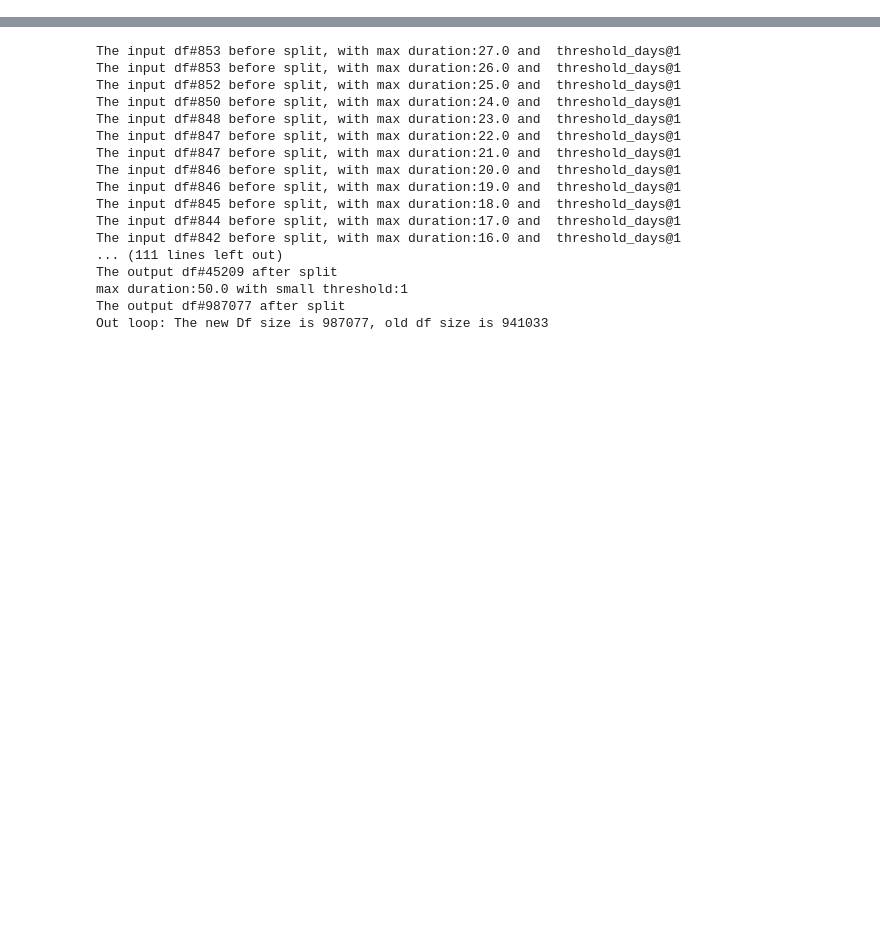
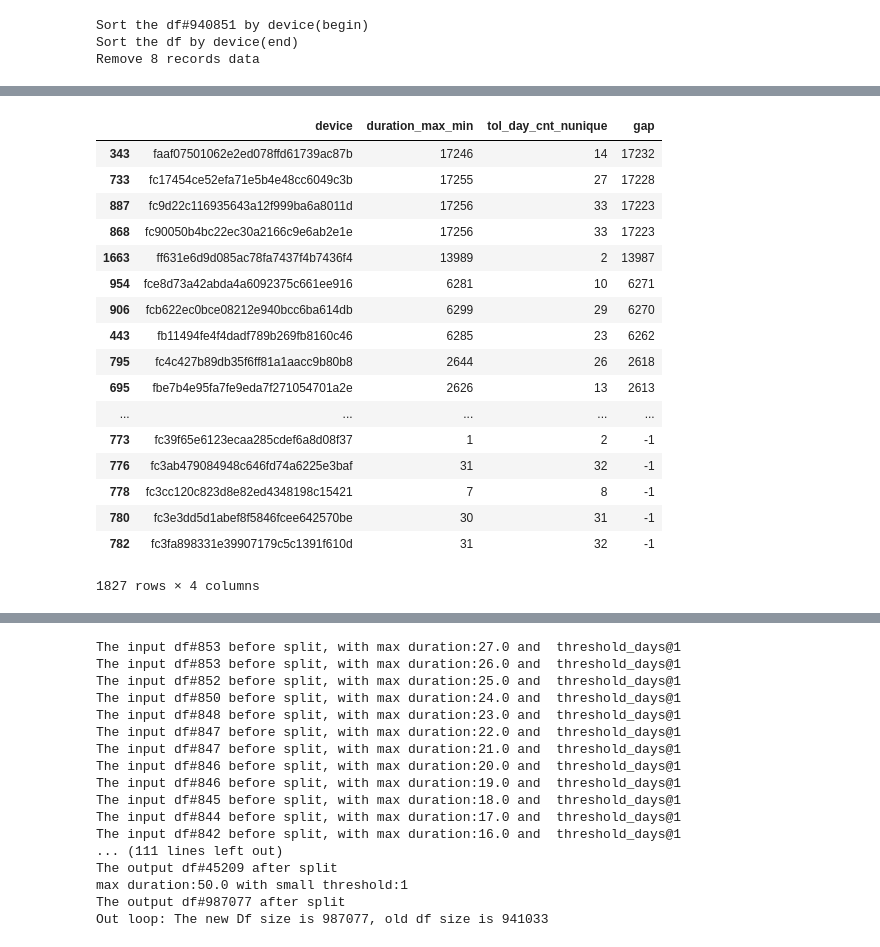
Before and after one commit to Flyfoxs/tinymind_sex_age, a Jupyter notebook: analysis.ipynb, the cells around one changed output, grey strips where cells are left out. Drawn from its saved outputs; the diff is of its cells as text; code cells hidden in the pictures; blank space fills up the shorter version.

```diff
--- a/analysis.ipynb
+++ b/analysis.ipynb
@@ -22,0 +121,8 @@ print(len(df_all.columns.unique()))
+# %%
+mini = get_start_closed()
+tmp[tmp.device.isin(mini.device)][['device','duration_max_min', 'tol_day_cnt_nunique', 'gap']].sort_values('gap', ascending=False)
+
+
+#f993126b72f6297440c2dc8534b20a0b  49
+#fbf985012f537449b455d6a554479f8b  1161
+# %% [output]
@@ -22,0 +130,3 @@ print(len(df_all.columns.unique()))
+Sort the df#940851 by device(begin)
+Sort the df by device(end)
+Remove 8 records data
@@ -22,0 +134,18 @@ print(len(df_all.columns.unique()))
+|  | device | duration_max_min | tol_day_cnt_nunique | gap |
+| 343 | faaf07501062e2ed078ffd61739ac87b | 17246 | 14 | 17232 |
+| 733 | fc17454ce52efa71e5b4e48cc6049c3b | 17255 | 27 | 17228 |
+| 887 | fc9d22c116935643a12f999ba6a8011d | 17256 | 33 | 17223 |
+| 868 | fc90050b4bc22ec30a2166c9e6ab2e1e | 17256 | 33 | 17223 |
+| 1663 | ff631e6d9d085ac78fa7437f4b7436f4 | 13989 | 2 | 13987 |
+| 954 | fce8d73a42abda4a6092375c661ee916 | 6281 | 10 | 6271 |
+| 906 | fcb622ec0bce08212e940bcc6ba614db | 6299 | 29 | 6270 |
+| 443 | fb11494fe4f4dadf789b269fb8160c46 | 6285 | 23 | 6262 |
+| 795 | fc4c427b89db35f6ff81a1aacc9b80b8 | 2644 | 26 | 2618 |
+| 695 | fbe7b4e95fa7fe9eda7f271054701a2e | 2626 | 13 | 2613 |
+| ... | ... | ... | ... | ... |
+| 773 | fc39f65e6123ecaa285cdef6a8d08f37 | 1 | 2 | -1 |
+| 776 | fc3ab479084948c646fd74a6225e3baf | 31 | 32 | -1 |
+| 778 | fc3cc120c823d8e82ed4348198c15421 | 7 | 8 | -1 |
+| 780 | fc3e3dd5d1abef8f5846fcee642570be | 30 | 31 | -1 |
+| 782 | fc3fa898331e39907179c5c1391f610d | 31 | 32 | -1 |
+1827 rows × 4 columns
```
Also changed, not shown: parts of 17 cells of this notebook, 5 other files.
